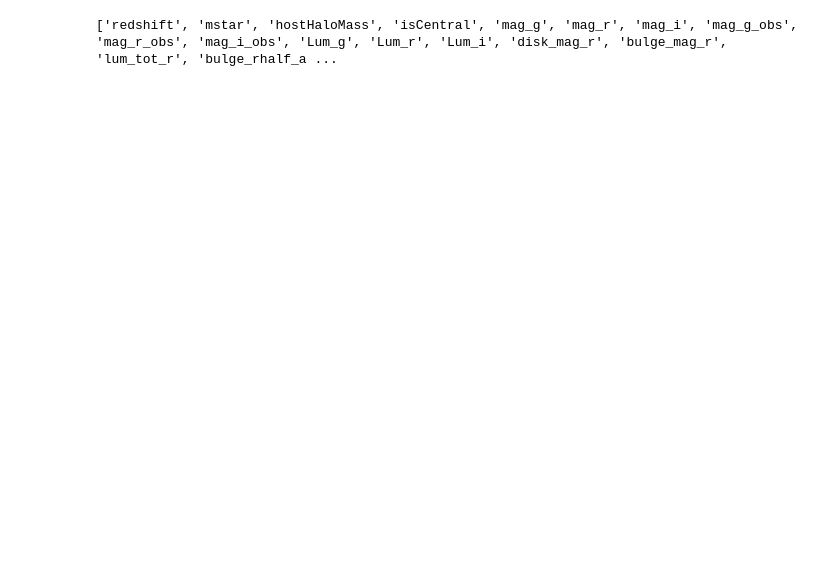
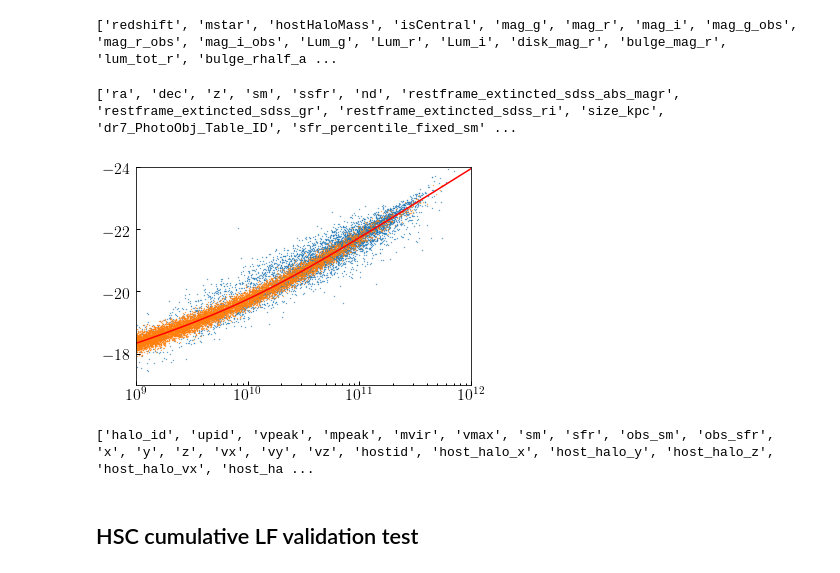
Before and after one commit to LSSTDESC/cosmodc2, a Jupyter notebook: notebooks/recalibrate_mstar_magr_relation.ipynb, the cells around one changed output. Drawn from its saved outputs; the diff is of its cells as text; code cells hidden in the pictures; blank space fills up the shorter version.

```diff
--- a/notebooks/recalibrate_mstar_magr_relation.ipynb
+++ b/notebooks/recalibrate_mstar_magr_relation.ipynb
@@ -13,3 +27,12 @@ v4_prerelease_dirname = "/Users/aphearin/Dropbox/protoDC2/v4_prerelease"
 v4_prerelease_fname = os.path.join(
     v4_prerelease_dirname, "v4_prerelease_no_interpolation.hdf5")
 v4 = Table.read(v4_prerelease_fname, path='data')
+print(v4.keys())
+# %% [output]
+['redshift', 'mstar', 'hostHaloMass', 'isCentral', 'mag_g', 'mag_r', 'mag_i', 'mag_g_obs', 'mag_r_obs', 'mag_i_obs', 'Lum_g', 'Lum_r', 'Lum_i', 'disk_mag_r', 'bulge_mag_r', 'lum_tot_r', 'bulge_rhalf_a ...
+# %%
+from cosmodc2.sdss_colors import load_umachine_processed_sdss_catalog
+sdss = load_umachine_processed_sdss_catalog()
+print(sdss.keys())
+# %% [output]
+['ra', 'dec', 'z', 'sm', 'ssfr', 'nd', 'restframe_extincted_sdss_abs_magr', 'restframe_extincted_sdss_gr', 'restframe_extincted_sdss_ri', 'size_kpc', 'dr7_PhotoObj_Table_ID', 'sfr_percentile_fixed_sm' ...
@@ -16,4 +75,35 @@ v4 = Table.read(v4_prerelease_fname, path='data')
+# %%
+v4['mag_r_new'] = mc_magr_from_mstar(v4['mstar'], v4['redshift'])
+v4['mag_r_obs_new'] = remap_mag_obs(v4['mag_r_obs'], v4['mag_r'], v4['mag_r_new'])
+
+mock['mag_r_new'] = mc_magr_from_mstar(mock['obs_sm'], np.zeros(len(mock)))
+# %%
+fig, ax = plt.subplots(1, 1)
+xscale = ax.set_xscale('log')
+
+nskip = 30
+__=ax.scatter(10**sdss['sm'][::nskip],
+              sdss['restframe_extincted_sdss_abs_magr'][::nskip], s=0.1)
+
+mstar = np.logspace(5, 12, 1000)
+magr = median_magr_from_mstar(mstar, 0)
+
+# __=ax.plot(mstar, magr, color='k')
+__=ax.plot(mstar, median_magr_from_mstar(mstar, 0), color='red')
+
+nskip2 = 30
+__=ax.scatter(mock['obs_sm'][::nskip2],
+              mock['mag_r_new'][::nskip2], s=0.1)
+
+# ngals = int(1e4)
+# mc_mstar = 10**np.random.uniform(5, 12, ngals)
+# __=ax.scatter(mc_mstar, mc_magr_from_mstar(mc_mstar), s=0.1)
+
+__=ax.set_ylim(-17, -24)
+__=ax.set_xlim(10**9, 10**12)
+# %% [output]
+[figure, added]
 # %%
-print(v4.keys())
+print(mock.keys())
 # %% [output]
-['redshift', 'mstar', 'hostHaloMass', 'isCentral', 'mag_g', 'mag_r', 'mag_i', 'mag_g_obs', 'mag_r_obs', 'mag_i_obs', 'Lum_g', 'Lum_r', 'Lum_i', 'disk_mag_r', 'bulge_mag_r', 'lum_tot_r', 'bulge_rhalf_a ...
+['halo_id', 'upid', 'vpeak', 'mpeak', 'mvir', 'vmax', 'sm', 'sfr', 'obs_sm', 'obs_sfr', 'x', 'y', 'z', 'vx', 'vy', 'vz', 'hostid', 'host_halo_x', 'host_halo_y', 'host_halo_z', 'host_halo_vx', 'host_ha ...
@@ -40,0 +110,2 @@ v4['mag_r_obs_new'] = remap_mag_obs(v4['mag_r_obs'], v4['mag_r'], v4['mag_r_new'
+# %% [markdown]
+## HSC cumulative LF validation test
```
Also changed, not shown: parts of 13 cells of this notebook.
